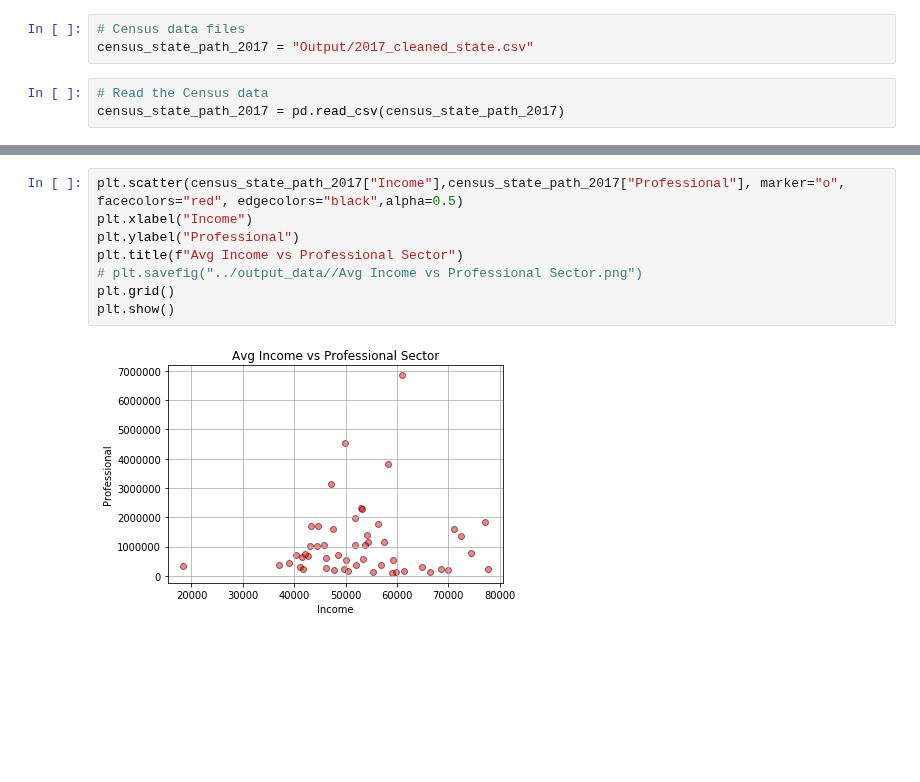
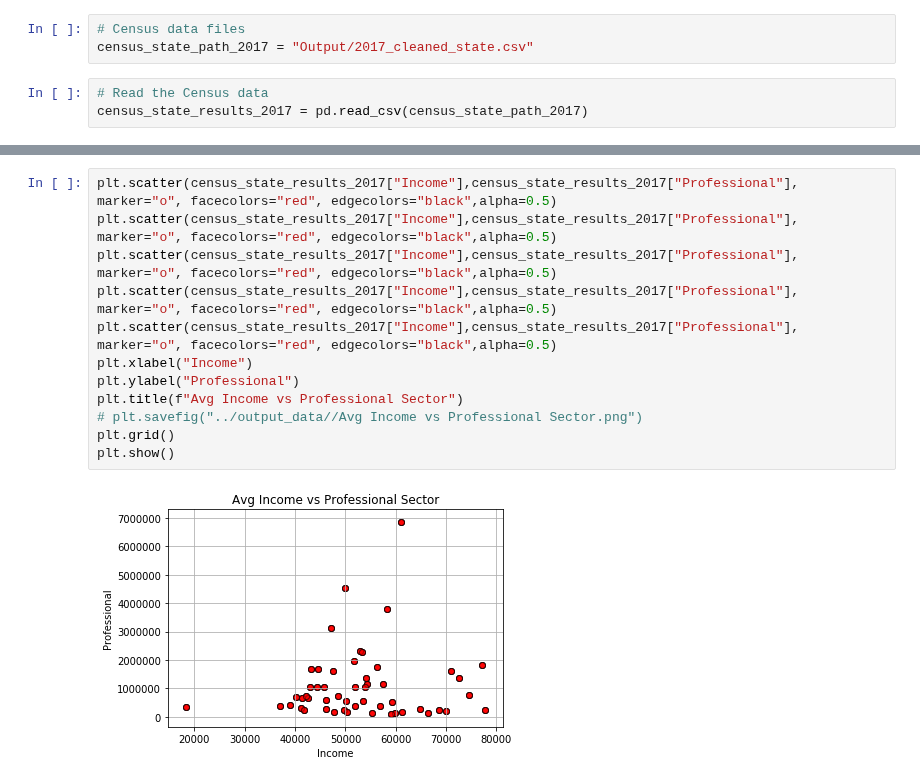
Before and after one commit to charlim26/censusproject, a Jupyter notebook: 2017_State_Census_Data.ipynb, the cells around one changed output, grey strips where cells are left out. Saved outputs shown, nothing was run; the diff lists cells and outputs as text; blank space fills up the shorter version.

```diff
--- a/2017_State_Census_Data.ipynb
+++ b/2017_State_Census_Data.ipynb
@@ -11,5 +11,5 @@ from scipy.stats import linregress
 census_state_path_2017 = "Output/2017_cleaned_state.csv"
 # %%
 # Read the Census data
-census_state_path_2017 = pd.read_csv(census_state_path_2017)
+census_state_results_2017 = pd.read_csv(census_state_path_2017)
 # %%
@@ -96,11 +102,15 @@ state_summary_2017_df .style.format({"Total Pop":"{:,}",
 # %%
-plt.scatter(census_state_path_2017["Income"],census_state_path_2017["Professional"], marker="o", facecolors="red", edgecolors="black",alpha=0.5)
+plt.scatter(census_state_results_2017["Income"],census_state_results_2017["Professional"], marker="o", facecolors="red", edgecolors="black",alpha=0.5)
+plt.scatter(census_state_results_2017["Income"],census_state_results_2017["Professional"], marker="o", facecolors="red", edgecolors="black",alpha=0.5)
+plt.scatter(census_state_results_2017["Income"],census_state_results_2017["Professional"], marker="o", facecolors="red", edgecolors="black",alpha=0.5)
+plt.scatter(census_state_results_2017["Income"],census_state_results_2017["Professional"], marker="o", facecolors="red", edgecolors="black",alpha=0.5)
+plt.scatter(census_state_results_2017["Income"],census_state_results_2017["Professional"], marker="o", facecolors="red", edgecolors="black",alpha=0.5)
 plt.xlabel("Income")
 plt.ylabel("Professional")
 plt.title(f"Avg Income vs Professional Sector")
 # plt.savefig("../output_data//Avg Income vs Professional Sector.png")
 plt.grid()
 plt.show()
 # %% [output]
-[figure, old version]
+[figure, new version]
 # %%
```
Also changed, not shown: parts of 5 cells of this notebook, 1 other file.
